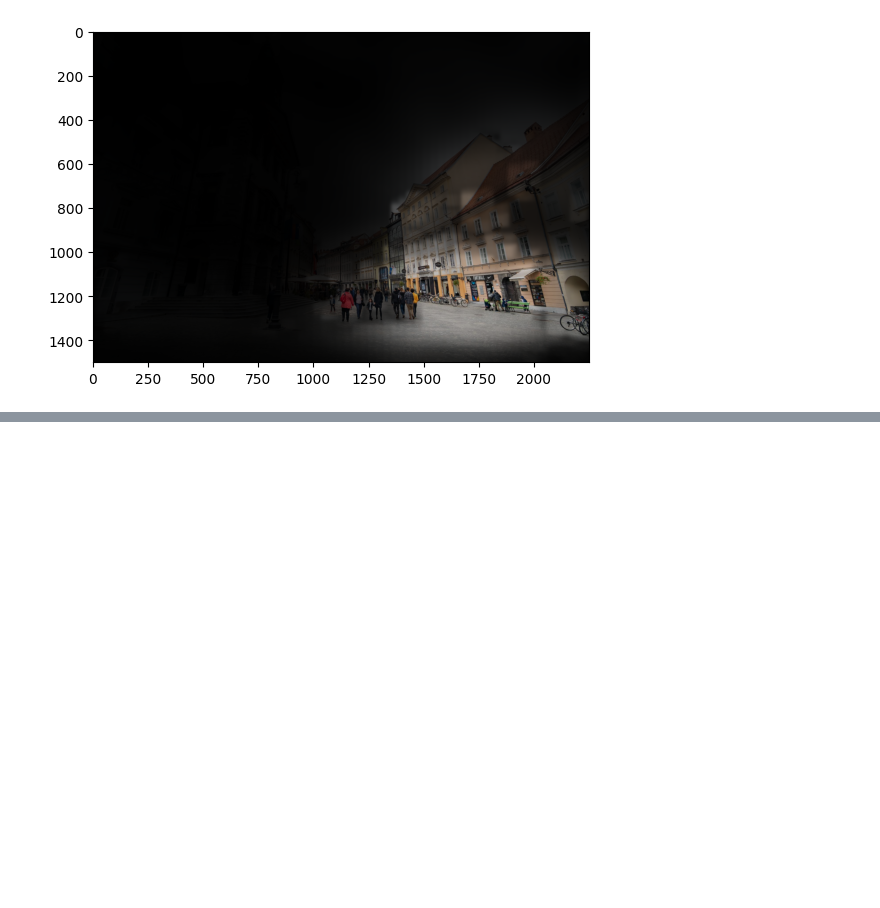
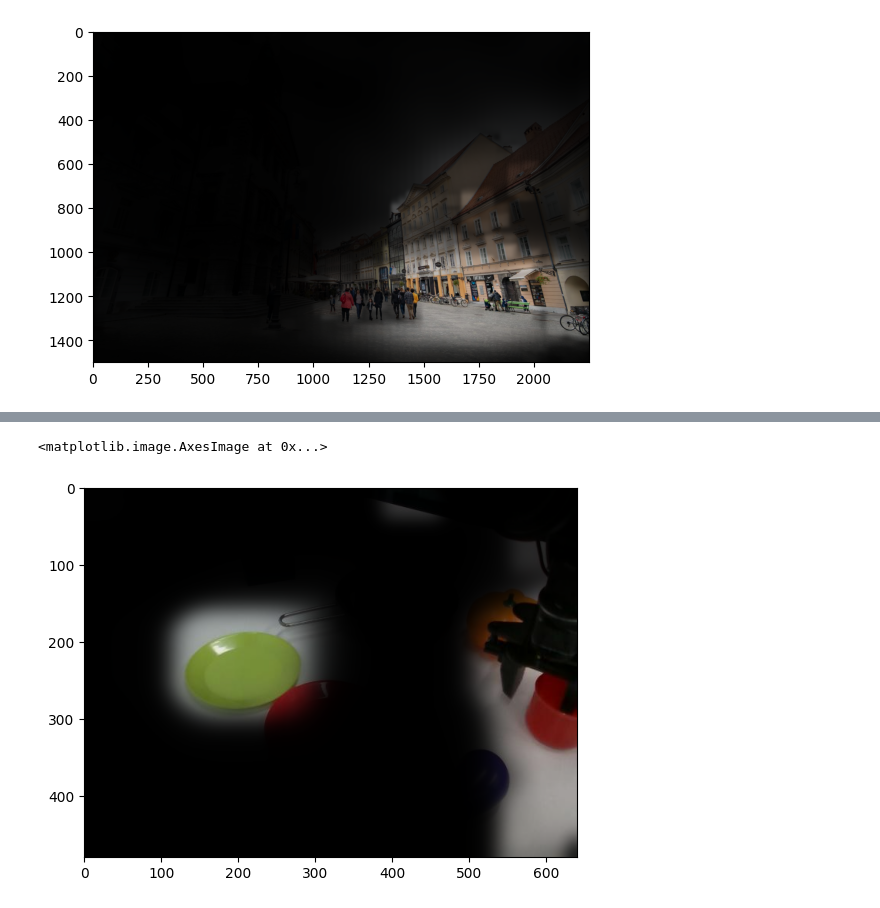
Before and after one commit to 2toinf/IVM, a Jupyter notebook: demo.ipynb, the cells around one changed output, grey strips where cells are left out. Cells and saved outputs as stored; diff of their text form; code cells hidden in the pictures; blank space fills up the shorter version.

```diff
--- a/demo.ipynb
+++ b/demo.ipynb
@@ -1,5 +1,5 @@
 # %%
 from IVM import load
 
-ckpt_path = "/mnt/afs/zhengjinliang/20W.bin"
+ckpt_path = "IVM-v1.5.bin" # your model path here
 model = load(ckpt_path, low_gpu_memory = False)
@@ -118,0 +97,13 @@ plt.imshow((result['highlight_image'][0]).astype(np.uint8))
+# %%
+from PIL import Image
+
+image = Image.open("image/demo/robot.jpg") # your image path
+instruction = "pick up the red cup and place it on the green pan"
+
+result = model.forward_batch([image], [instruction], boxes_threshold=0.2,dilate_kernel_rate=0.05 ,blur_kernel_size = 201,  min_reserved_ratio=0., fill_color=(0,0,0))
+from matplotlib import pyplot as plt
+import numpy as np
+plt.imshow((result['highlight_image'][0]).astype(np.uint8))
+# %% [output]
+<matplotlib.image.AxesImage at 0x...>
+[figure, added]
```
Also changed, not shown: parts of 4 cells of this notebook, 1 other file.
